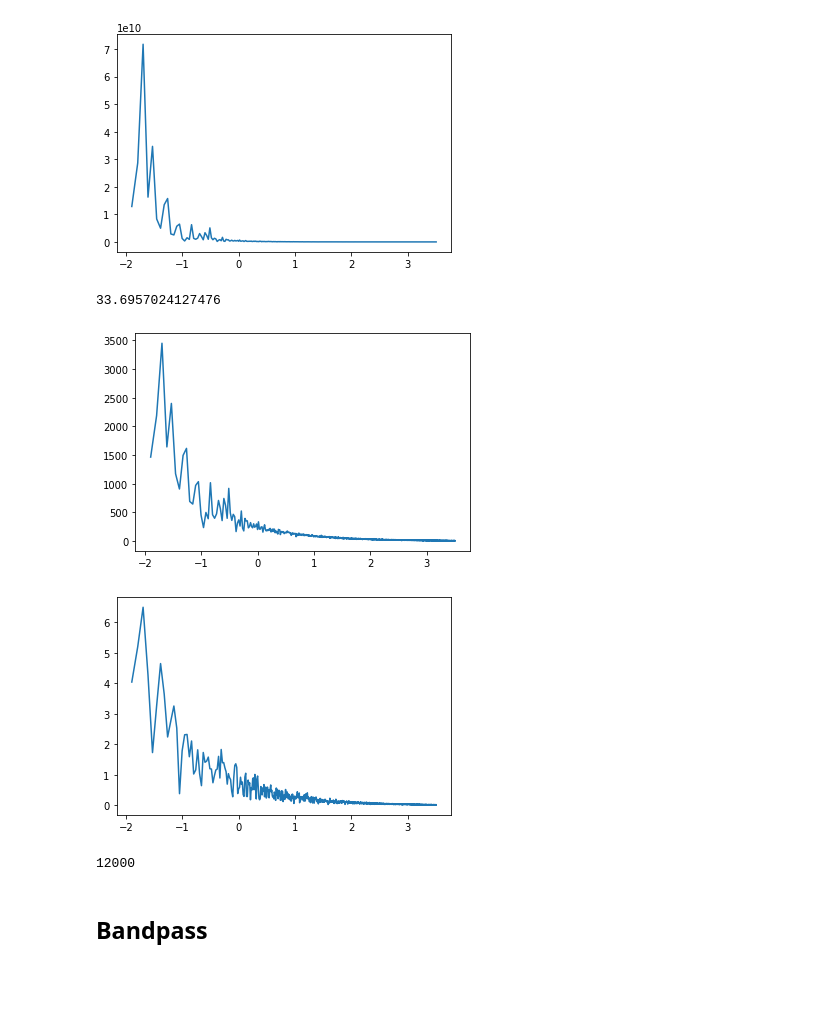
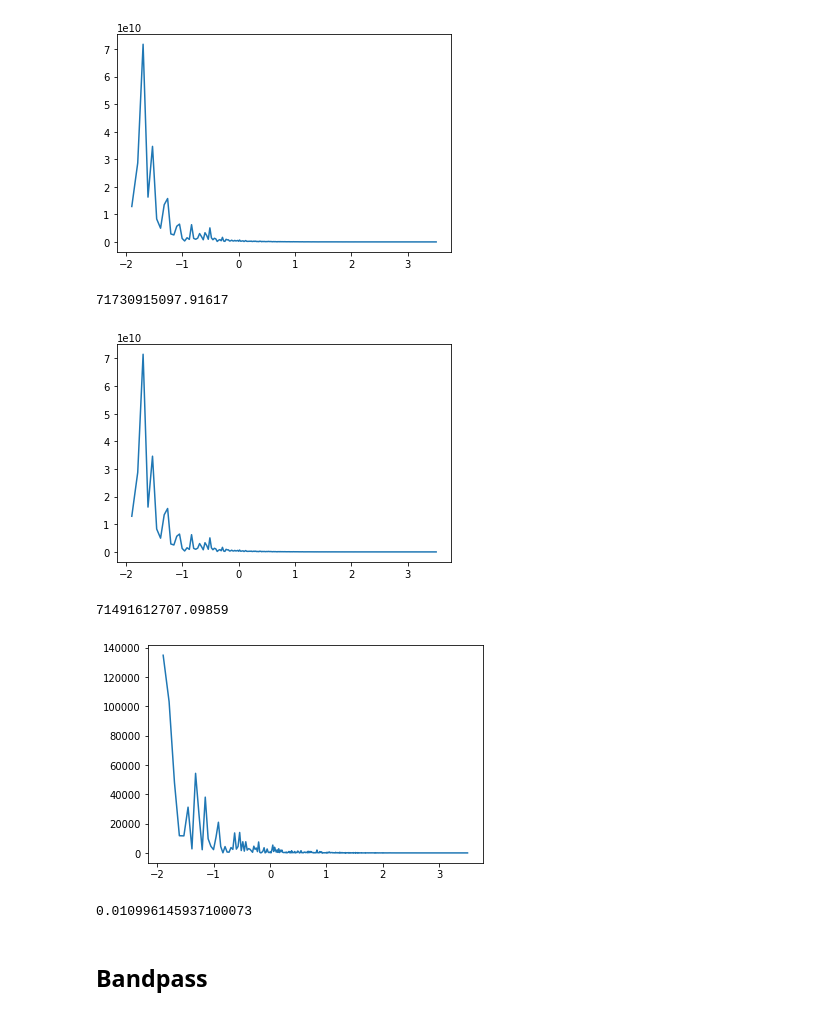
Before and after one commit to Laurd11/sindy-das-new, a Jupyter notebook: pre-processing.ipynb, the cells around one changed output. Cells and saved outputs as stored; diff of their text form; code cells hidden in the pictures; blank space fills up the shorter version.

```diff
--- a/pre-processing.ipynb
+++ b/pre-processing.ipynb
@@ -17,7 +17,7 @@ import scipy.signal as signal
 from obspy.signal import filter as obsfilt
 # %%
 path = "/data/data2/south-data-ejm/hdd/South-C1-LR-95km-P1kHz-GL50m-SP2m-FS200Hz_2021-11-01T16_09_15-0700/"
-file = "South-C1-LR-95km-P1kHz-GL50m-SP2m-FS200Hz_2021-11-01T231114Z.h5"
+file = "South-C1-LR-95km-P1kHz-GL50m-SP2m-FS200Hz_2021-11-01T231314Z.h5"
 # file2 = "South-C1-LR-95km-P1kHz-GL50m-SP2m-FS200Hz_2021-11-01T231214Z.h5"
 
 f = h5py.File(path+file, 'r')
@@ -74,34 +84,38 @@ plt.show()
 # %% [output]
 [figure]
 # %%
-np.amax(np.log(np.abs(yf1[1:N//2])**2)[8:])
+np.amax(2.0/N *(np.abs(yf1[1:N//2])**2)[8:-4000])
 # %% [output]
-33.6957024127476
+71730915097.91617
 # %%
 N=12000
 yf1 = np.mean(fft(sliced_data),axis=0)
 # yf3 = fft.rfft2(data[7500:12500,:])
 xf = fftfreq(N, d=1/200)[1:N//2]
 plt.figure()
-plt.plot(np.log(xf)[8:-4000],2.0/N * np.abs(yf1[1:N//2])[8:-4000])
+plt.plot(np.log(xf)[8:-4000],2.0/N *(np.abs(yf1[1:N//2])**2)[8:-4000])
 #plt.xlim(0,0.2)
 plt.show()
 # %% [output]
-[figure, old version]
+[figure, new version]
+# %%
+np.amax(2.0/N *(np.abs(yf1[1:N//2])**2)[8:-4000])
+# %% [output]
+71491612707.09859
 # %%
 N=12000
 yf1 = np.mean(fft(smoothed_dat),axis=0) - np.mean(fft(sliced_data),axis=0)
 # yf3 = fft.rfft2(data[7500:12500,:])
 xf = fftfreq(N, d=1/200)[1:N//2]
 plt.figure()
-plt.plot(np.log(xf)[8:-4000],2.0/N * np.abs(yf1[1:N//2])[8:-4000])
+plt.plot(np.log(xf)[8:-4000],2.0/N *(np.abs(yf1[1:N//2])**2)[8:-4000])
 #plt.xlim(0,0.2)
 plt.show()
 # %% [output]
-[figure, old version]
+[figure, new version]
 # %%
-yf1.size
+np.amax(np.abs(yf1/np.mean(fft(smoothed_dat),axis=0)))
 # %% [output]
-12000
+0.010996145937100073
 # %% [markdown]
 ## Bandpass
```
Also changed, not shown: parts of 2 cells of this notebook, 1 other file.
